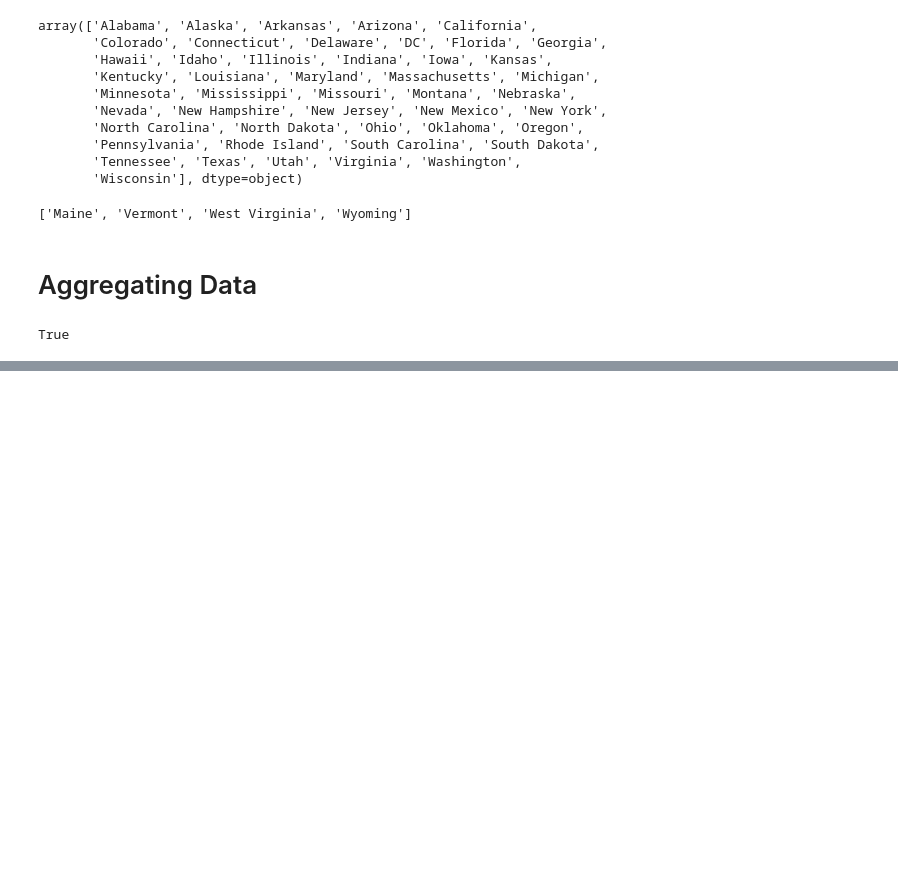
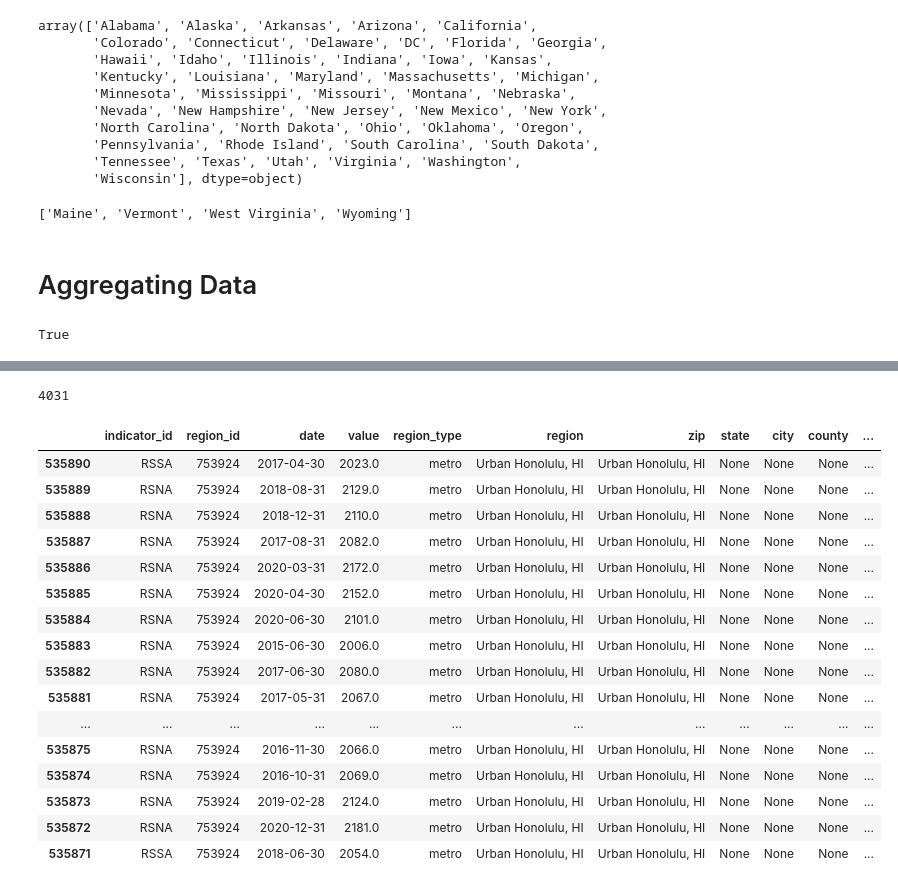
Before and after one commit to BloomTech-Labs/PT17_cityspire-f-ds, a Jupyter notebook: notebooks/exploratory/real_estate.ipynb, the cells around one changed output, grey strips where cells are left out. Saved outputs shown, nothing was run; the diff lists cells and outputs as text; code cells hidden in the pictures; blank space fills up the shorter version.

Commit message:
trying to separate out region to specific subsets of string

```diff
--- a/notebooks/exploratory/real_estate.ipynb
+++ b/notebooks/exploratory/real_estate.ipynb
@@ -281,0 +294,3 @@ rental_data = rental_data.sort_values(by=['region_id'])
+# %%
+rent_per_region = pd.merge(rental_data, regions, on='region_id')
+rent_per_region.head()
@@ -281,0 +304,4 @@ rental_data = rental_data.sort_values(by=['region_id'])
+# %%
+len(rent_per_region['region'].unique())
+# %% [output]
+4031
@@ -281,0 +312,22 @@ rental_data = rental_data.sort_values(by=['region_id'])
+# %%
+test = rent_per_region[::-1]
+test = test[:100]
+test.head(20)
+# %% [output]
+|  | indicator_id | region_id | date | value | region_type | region | zip | state | city | county | ... |
+| 535890 | RSSA | 753924 | 2017-04-30 | 2023.0 | metro | Urban Honolulu, HI | Urban Honolulu, HI | None | None | None | ... |
+| 535889 | RSNA | 753924 | 2018-08-31 | 2129.0 | metro | Urban Honolulu, HI | Urban Honolulu, HI | None | None | None | ... |
+| 535888 | RSNA | 753924 | 2018-12-31 | 2110.0 | metro | Urban Honolulu, HI | Urban Honolulu, HI | None | None | None | ... |
+| 535887 | RSNA | 753924 | 2017-08-31 | 2082.0 | metro | Urban Honolulu, HI | Urban Honolulu, HI | None | None | None | ... |
+| 535886 | RSNA | 753924 | 2020-03-31 | 2172.0 | metro | Urban Honolulu, HI | Urban Honolulu, HI | None | None | None | ... |
+| 535885 | RSNA | 753924 | 2020-04-30 | 2152.0 | metro | Urban Honolulu, HI | Urban Honolulu, HI | None | None | None | ... |
+| 535884 | RSNA | 753924 | 2020-06-30 | 2101.0 | metro | Urban Honolulu, HI | Urban Honolulu, HI | None | None | None | ... |
+| 535883 | RSNA | 753924 | 2015-06-30 | 2006.0 | metro | Urban Honolulu, HI | Urban Honolulu, HI | None | None | None | ... |
+| 535882 | RSNA | 753924 | 2017-06-30 | 2080.0 | metro | Urban Honolulu, HI | Urban Honolulu, HI | None | None | None | ... |
+| 535881 | RSNA | 753924 | 2017-05-31 | 2067.0 | metro | Urban Honolulu, HI | Urban Honolulu, HI | None | None | None | ... |
+| ... | ... | ... | ... | ... | ... | ... | ... | ... | ... | ... | ... |
+| 535875 | RSNA | 753924 | 2016-11-30 | 2066.0 | metro | Urban Honolulu, HI | Urban Honolulu, HI | None | None | None | ... |
+| 535874 | RSNA | 753924 | 2016-10-31 | 2069.0 | metro | Urban Honolulu, HI | Urban Honolulu, HI | None | None | None | ... |
+| 535873 | RSNA | 753924 | 2019-02-28 | 2124.0 | metro | Urban Honolulu, HI | Urban Honolulu, HI | None | None | None | ... |
+| 535872 | RSNA | 753924 | 2020-12-31 | 2181.0 | metro | Urban Honolulu, HI | Urban Honolulu, HI | None | None | None | ... |
+| 535871 | RSSA | 753924 | 2018-06-30 | 2054.0 | metro | Urban Honolulu, HI | Urban Honolulu, HI | None | None | None | ... |
```
Also changed, not shown: parts of 13 cells of this notebook.
